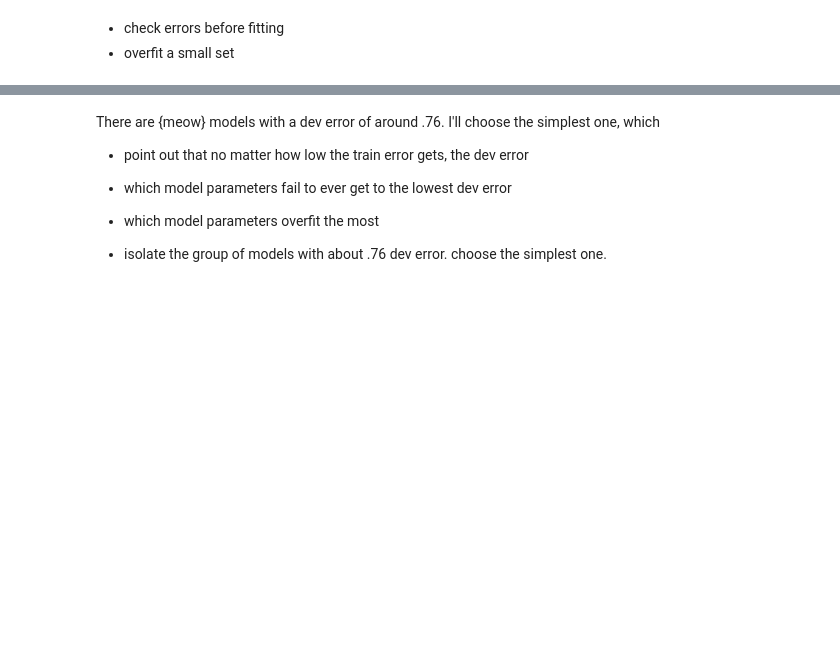
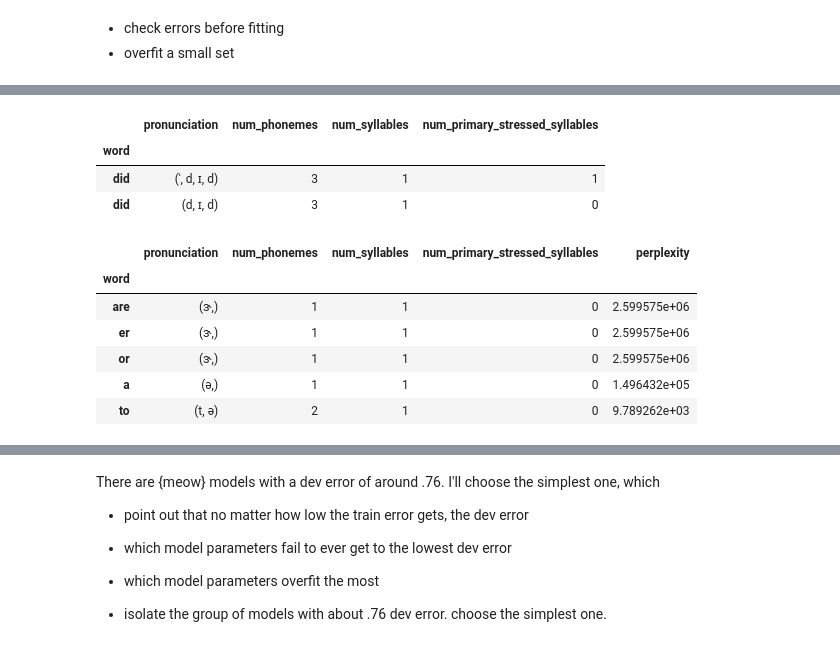
Before and after one commit to colinpollock/sonorant, a Jupyter notebook: Model Training.ipynb, the cells around one changed output, grey strips where cells are left out. Saved outputs shown, nothing was run; the diff lists cells and outputs as text; code cells hidden in the pictures; blank space fills up the shorter version.

```diff
--- a/Model Training.ipynb
+++ b/Model Training.ipynb
@@ -240,0 +460,17 @@ Wall time: 53.1 s
+# %%
+pronunciations.loc['did']
+# %% [output]
+|  | pronunciation | num_phonemes | num_syllables | num_primary_stressed_syllables |
+| word |  |  |  |  |
+| did | (ˈ, d, ɪ, d) | 3 | 1 | 1 |
+| did | (d, ɪ, d) | 3 | 1 | 0 |
+# %%
+train_pronunciations.sort_values('perplexity', ascending=False).head()
+# %% [output]
+|  | pronunciation | num_phonemes | num_syllables | num_primary_stressed_syllables | perplexity |
+| word |  |  |  |  |  |
+| are | (ɝ,) | 1 | 1 | 0 | 2.599575e+06 |
+| er | (ɝ,) | 1 | 1 | 0 | 2.599575e+06 |
+| or | (ɝ,) | 1 | 1 | 0 | 2.599575e+06 |
+| a | (ə,) | 1 | 1 | 0 | 1.496432e+05 |
+| to | (t, ə) | 2 | 1 | 0 | 9.789262e+03 |
```
Also changed, not shown: parts of 36 cells of this notebook.
